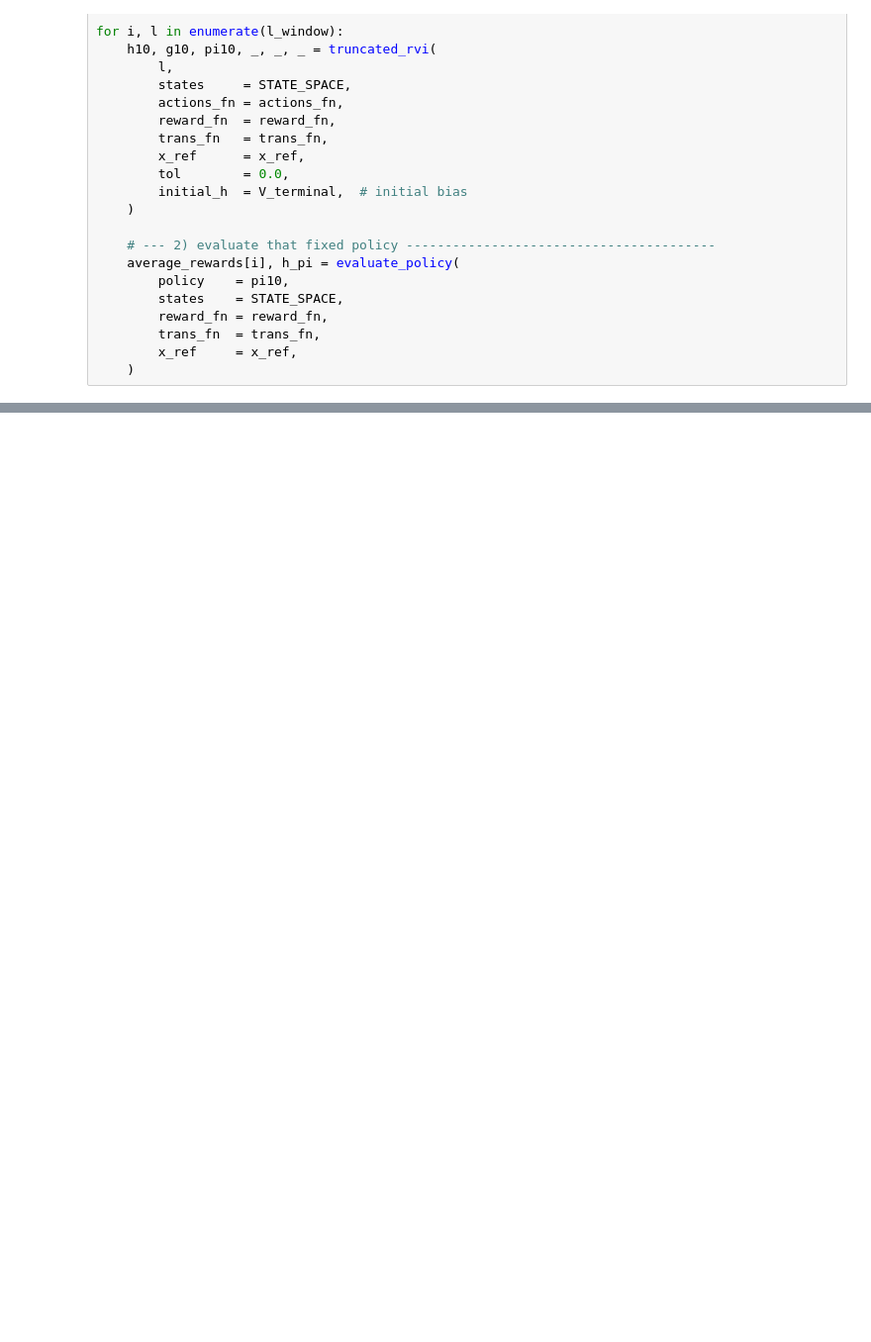
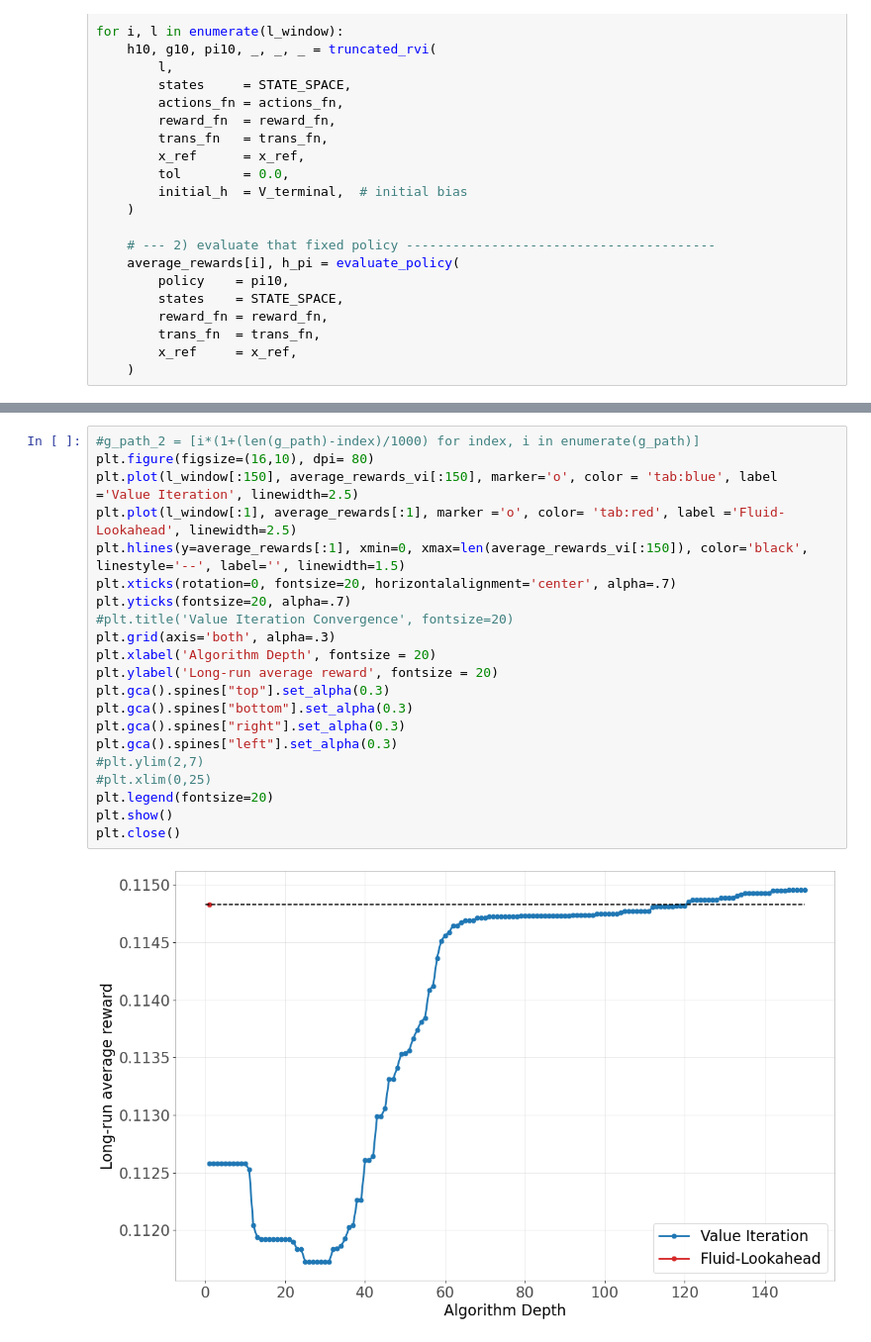
Before and after one commit to danielsloredo/Multi-Secretary-Dyn-Approx, a Jupyter notebook: long-run-average/lookahead_knapsack.ipynb, the cells around one changed output, grey strips where cells are left out. Shown at 99% size. Cells and saved outputs as stored; diff of their text form; blank space fills up the shorter version.

```diff
--- a/long-run-average/lookahead_knapsack.ipynb
+++ b/long-run-average/lookahead_knapsack.ipynb
@@ -634,0 +897,23 @@ plt.close()
+# %%
+#g_path_2 = [i*(1+(len(g_path)-index)/1000) for index, i in enumerate(g_path)]
+plt.figure(figsize=(16,10), dpi= 80)
+plt.plot(l_window[:150], average_rewards_vi[:150], marker='o', color = 'tab:blue', label ='Value Iteration', linewidth=2.5)
+plt.plot(l_window[:1], average_rewards[:1], marker ='o', color= 'tab:red', label ='Fluid-Lookahead', linewidth=2.5)
+plt.hlines(y=average_rewards[:1], xmin=0, xmax=len(average_rewards_vi[:150]), color='black', linestyle='--', label='', linewidth=1.5)
+plt.xticks(rotation=0, fontsize=20, horizontalalignment='center', alpha=.7)
+plt.yticks(fontsize=20, alpha=.7)
+#plt.title('Value Iteration Convergence', fontsize=20)
+plt.grid(axis='both', alpha=.3)
+plt.xlabel('Algorithm Depth', fontsize = 20)
+plt.ylabel('Long-run average reward', fontsize = 20)
+plt.gca().spines["top"].set_alpha(0.3)
+plt.gca().spines["bottom"].set_alpha(0.3)
+plt.gca().spines["right"].set_alpha(0.3)
+plt.gca().spines["left"].set_alpha(0.3)
+#plt.ylim(2,7)
+#plt.xlim(0,25)
+plt.legend(fontsize=20)
+plt.show()
+plt.close()
+# %% [output]
+[figure, added]
```
Also changed, not shown: parts of 12 cells of this notebook, 11 other files.
